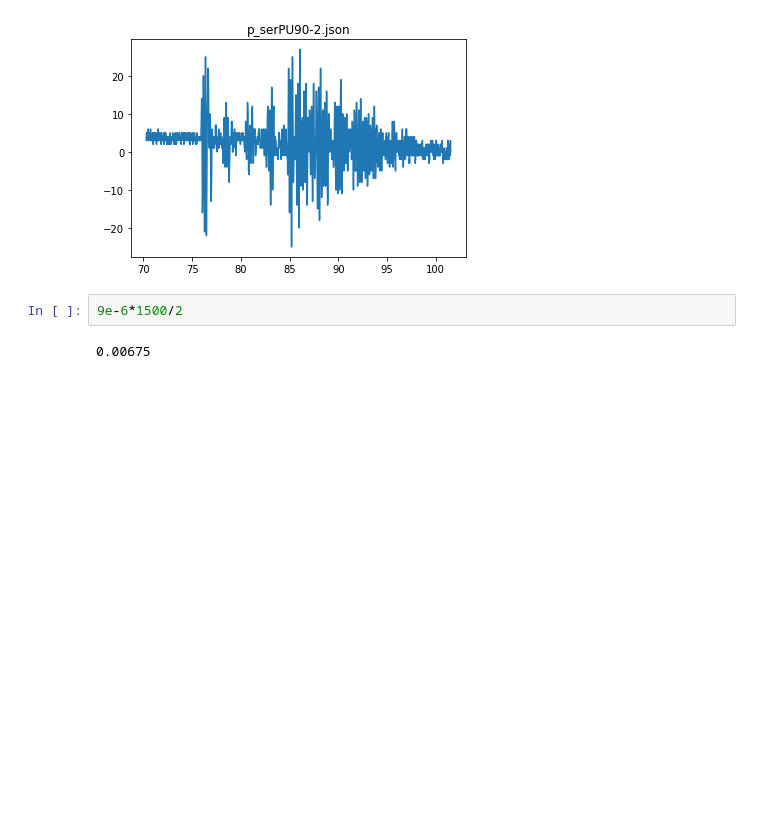
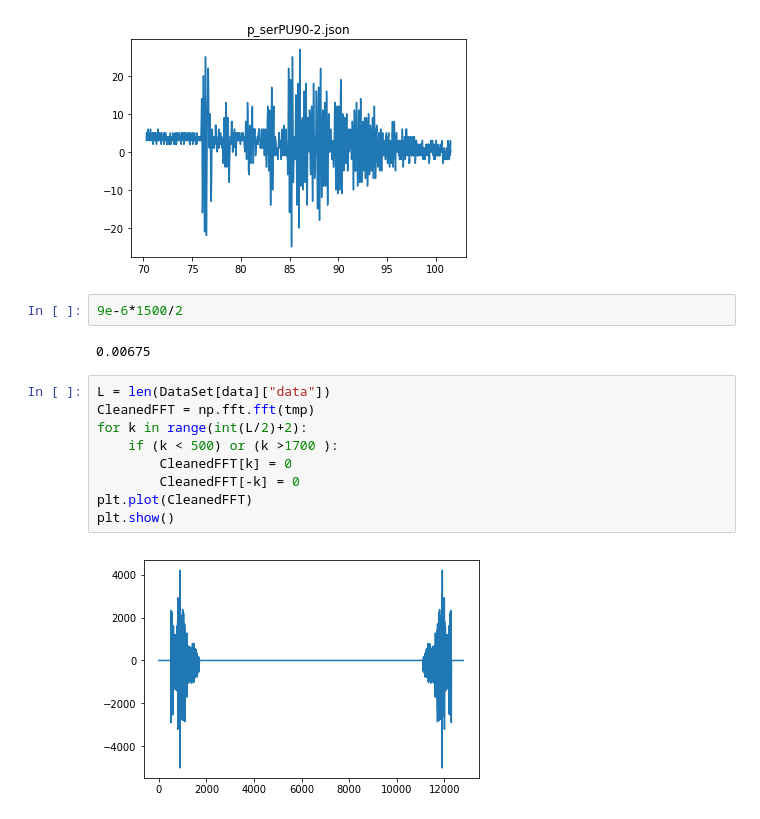
Before and after one commit to amashal/DiyUS, a Jupyter notebook: un0rick_postprocessing.ipynb, the cells around one changed output. Cells and saved outputs as stored; diff of their text form; blank space fills up the shorter version.

```diff
--- a/un0rick_postprocessing.ipynb
+++ b/un0rick_postprocessing.ipynb
@@ -102,3 +103,14 @@ plt.show()
 9e-6*1500/2
 # %% [output]
 0.00675
+# %%
+L = len(DataSet[data]["data"])
+CleanedFFT = np.fft.fft(tmp)
+for k in range(int(L/2)+2):
+    if (k < 500) or (k >1700 ):
+        CleanedFFT[k] = 0
+        CleanedFFT[-k] = 0
+plt.plot(CleanedFFT)
+plt.show()
+# %% [output]
+[figure, added]
```
Also changed, not shown: parts of 12 cells of this notebook, 1 other file.
